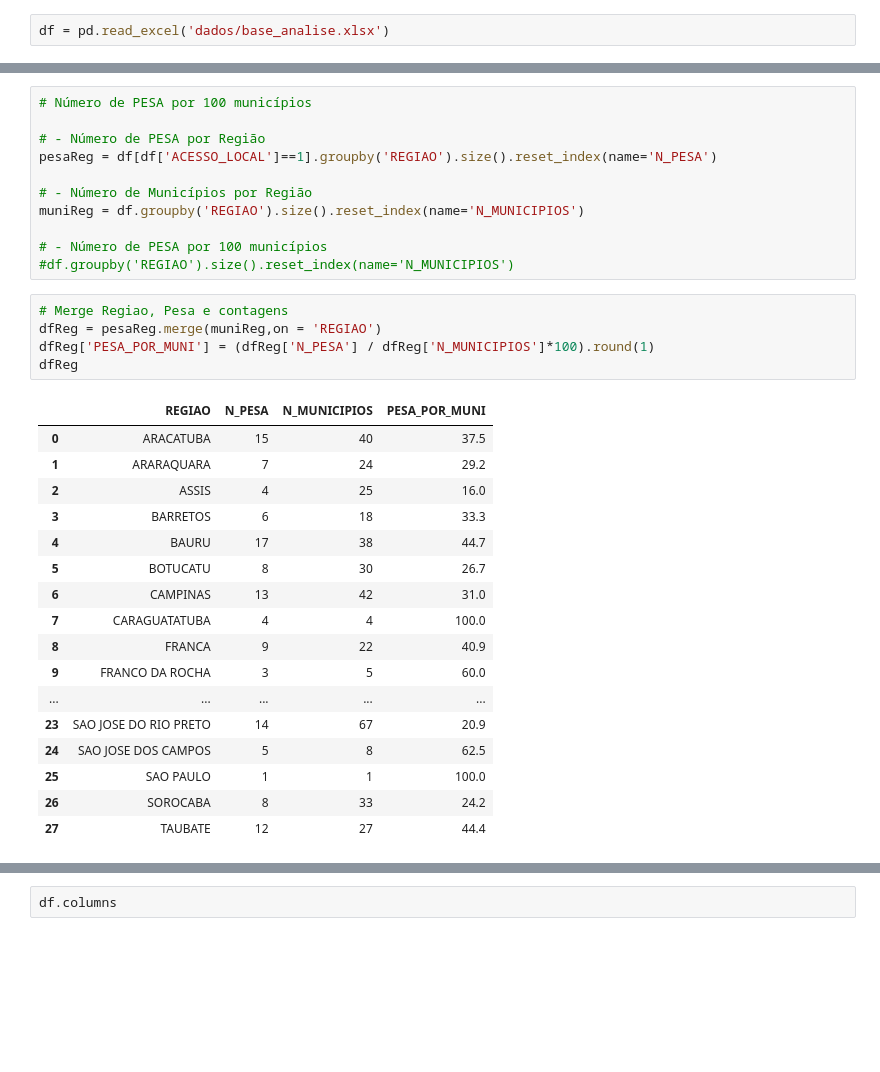
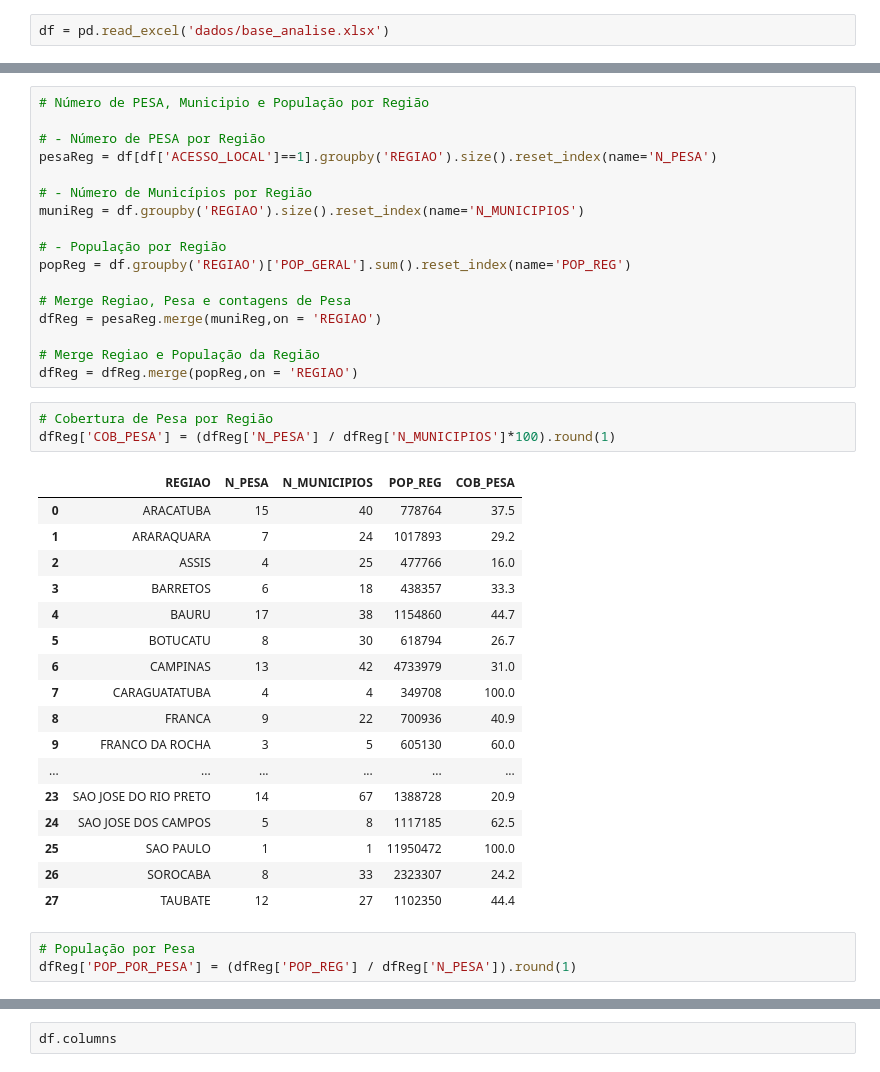
Before and after one commit to lucascgmermano/escorpiao_pesa, a Jupyter notebook: Quadro2/06-analise_01.ipynb, the cells around one changed output, grey strips where cells are left out. Cells and saved outputs as stored; diff of their text form; blank space fills up the shorter version.

```diff
--- a/Quadro2/06-analise_01.ipynb
+++ b/Quadro2/06-analise_01.ipynb
@@ -27,5 +70,5 @@ df.loc[(df['ACESSO_LOCAL']==0) & (df['TEMPO']>59),['REGIAO','MUNI','TEMPO']]
 # %%
-# Número de PESA por 100 municípios
+# Número de PESA, Municipio e População por Região
 
 # - Número de PESA por Região
 pesaReg = df[df['ACESSO_LOCAL']==1].groupby('REGIAO').size().reset_index(name='N_PESA')
@@ -33,28 +76,35 @@ pesaReg = df[df['ACESSO_LOCAL']==1].groupby('REGIAO').size().reset_index(name='N
 # - Número de Municípios por Região
 muniReg = df.groupby('REGIAO').size().reset_index(name='N_MUNICIPIOS')
 
-# - Número de PESA por 100 municípios
-#df.groupby('REGIAO').size().reset_index(name='N_MUNICIPIOS')
+# - População por Região
+popReg = df.groupby('REGIAO')['POP_GERAL'].sum().reset_index(name='POP_REG')
+
+# Merge Regiao, Pesa e contagens de Pesa
+dfReg = pesaReg.merge(muniReg,on = 'REGIAO')
+
+# Merge Regiao e População da Região
+dfReg = dfReg.merge(popReg,on = 'REGIAO')
 # %%
-# Merge Regiao, Pesa e contagens
-dfReg = pesaReg.merge(muniReg,on = 'REGIAO')
-dfReg['PESA_POR_MUNI'] = (dfReg['N_PESA'] / dfReg['N_MUNICIPIOS']*100).round(1)
-dfReg
+# Cobertura de Pesa por Região
+dfReg['COB_PESA'] = (dfReg['N_PESA'] / dfReg['N_MUNICIPIOS']*100).round(1)
 # %% [output]
-|  | REGIAO | N_PESA | N_MUNICIPIOS | PESA_POR_MUNI |
-| 0 | ARACATUBA | 15 | 40 | 37.5 |
-| 1 | ARARAQUARA | 7 | 24 | 29.2 |
-| 2 | ASSIS | 4 | 25 | 16.0 |
-| 3 | BARRETOS | 6 | 18 | 33.3 |
-| 4 | BAURU | 17 | 38 | 44.7 |
-| 5 | BOTUCATU | 8 | 30 | 26.7 |
-| 6 | CAMPINAS | 13 | 42 | 31.0 |
-| 7 | CARAGUATATUBA | 4 | 4 | 100.0 |
-| 8 | FRANCA | 9 | 22 | 40.9 |
-| 9 | FRANCO DA ROCHA | 3 | 5 | 60.0 |
-| ... | ... | ... | ... | ... |
-| 23 | SAO JOSE DO RIO PRETO | 14 | 67 | 20.9 |
-| 24 | SAO JOSE DOS CAMPOS | 5 | 8 | 62.5 |
-| 25 | SAO PAULO | 1 | 1 | 100.0 |
-| 26 | SOROCABA | 8 | 33 | 24.2 |
-| 27 | TAUBATE | 12 | 27 | 44.4 |
+|  | REGIAO | N_PESA | N_MUNICIPIOS | POP_REG | COB_PESA |
+| 0 | ARACATUBA | 15 | 40 | 778764 | 37.5 |
+| 1 | ARARAQUARA | 7 | 24 | 1017893 | 29.2 |
+| 2 | ASSIS | 4 | 25 | 477766 | 16.0 |
+| 3 | BARRETOS | 6 | 18 | 438357 | 33.3 |
+| 4 | BAURU | 17 | 38 | 1154860 | 44.7 |
+| 5 | BOTUCATU | 8 | 30 | 618794 | 26.7 |
+| 6 | CAMPINAS | 13 | 42 | 4733979 | 31.0 |
+| 7 | CARAGUATATUBA | 4 | 4 | 349708 | 100.0 |
+| 8 | FRANCA | 9 | 22 | 700936 | 40.9 |
+| 9 | FRANCO DA ROCHA | 3 | 5 | 605130 | 60.0 |
+| ... | ... | ... | ... | ... | ... |
+| 23 | SAO JOSE DO RIO PRETO | 14 | 67 | 1388728 | 20.9 |
+| 24 | SAO JOSE DOS CAMPOS | 5 | 8 | 1117185 | 62.5 |
+| 25 | SAO PAULO | 1 | 1 | 11950472 | 100.0 |
+| 26 | SOROCABA | 8 | 33 | 2323307 | 24.2 |
+| 27 | TAUBATE | 12 | 27 | 1102350 | 44.4 |
+# %%
+# População por Pesa
+dfReg['POP_POR_PESA'] = (dfReg['POP_REG'] / dfReg['N_PESA']).round(1)
```
Also changed, not shown: parts of 7 cells of this notebook, 1 other file.
